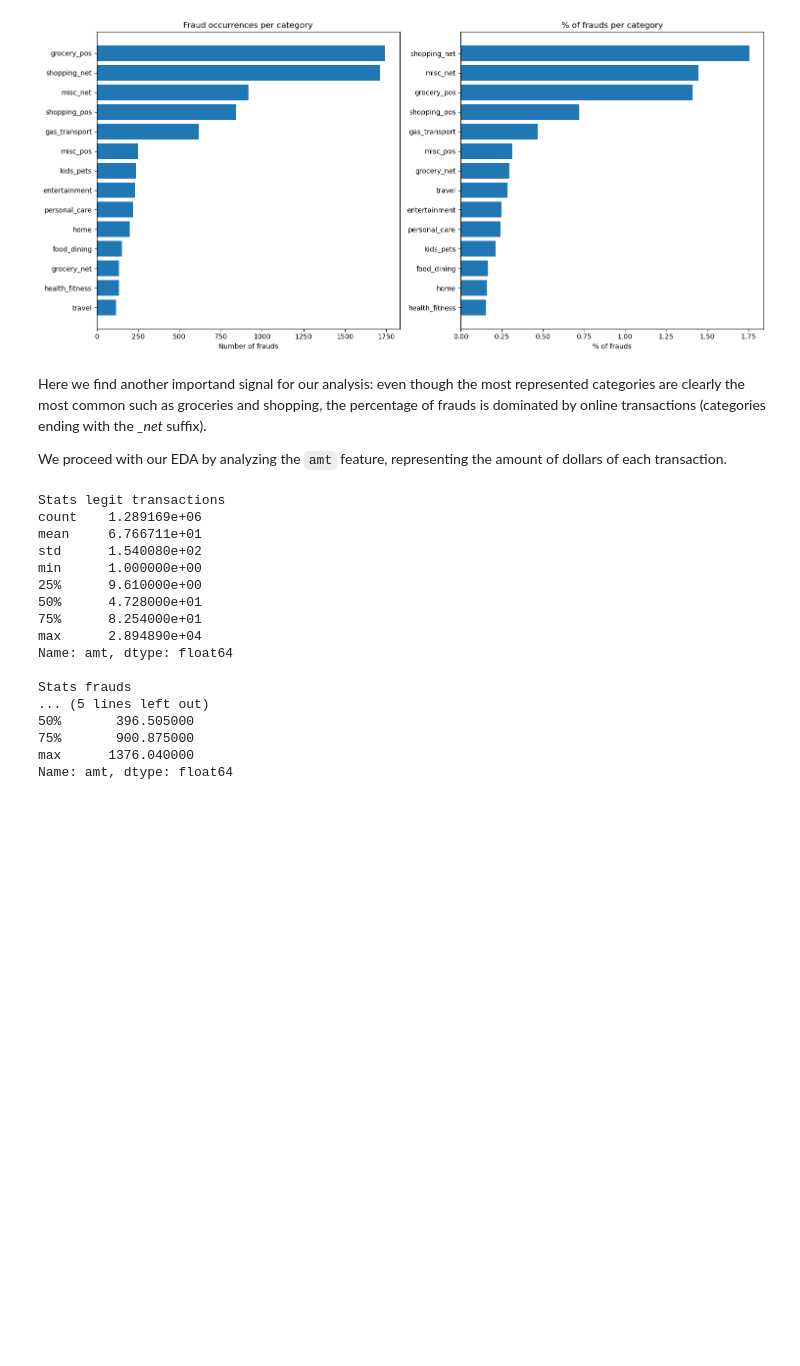
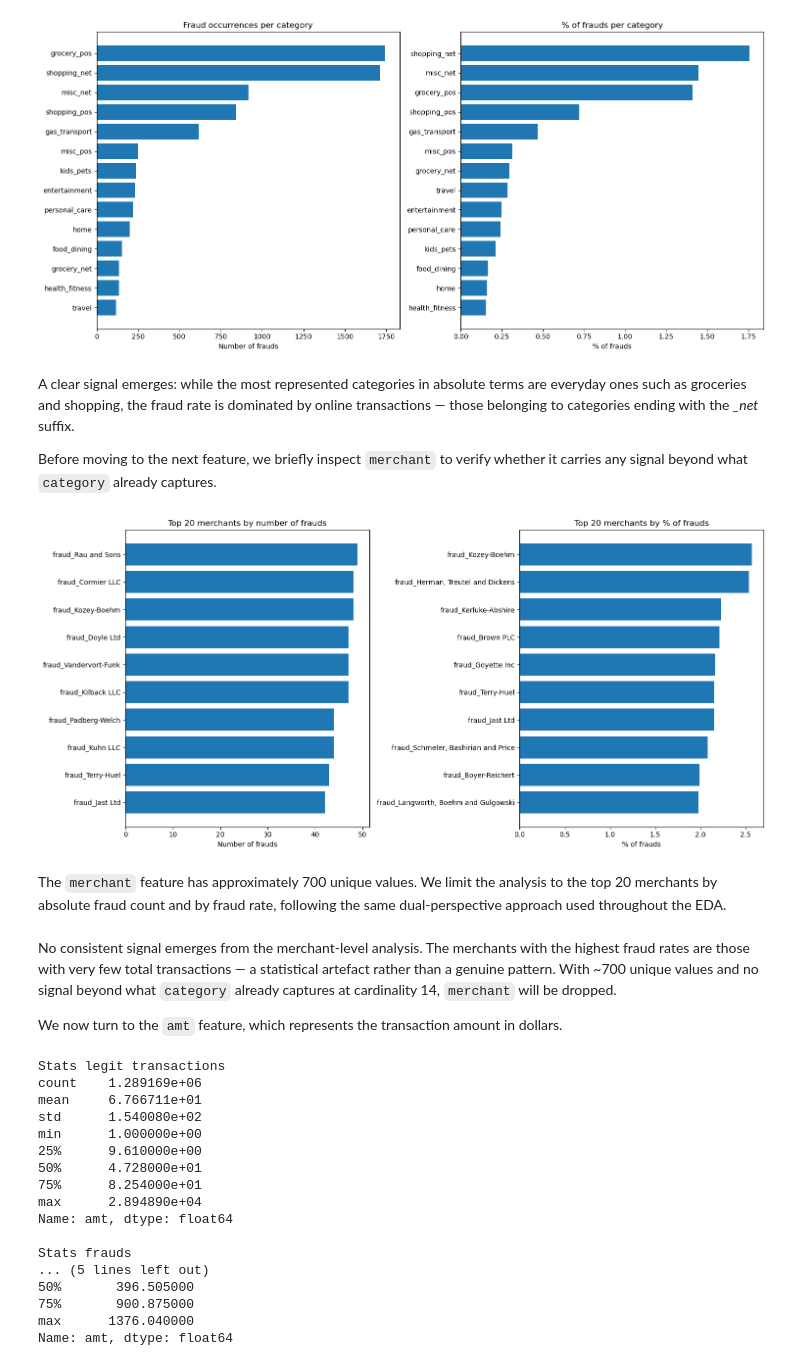
Before and after one commit to giorgiozoccatelli/Fraud-Detection, a Jupyter notebook: creditfraud.ipynb, the cells around one changed output. Drawn from its saved outputs; the diff is of its cells as text; code cells hidden in the pictures; blank space fills up the shorter version.

```diff
--- a/creditfraud.ipynb
+++ b/creditfraud.ipynb
@@ -194,6 +192,29 @@ plt.show()
 # %% [output]
 [figure]
 # %% [markdown]
-Here we find another importand signal for our analysis: even though the most represented categories are clearly the most common such as groceries and shopping, the percentage of frauds is dominated by online transactions (categories ending with the *_net* suffix).
+A clear signal emerges: while the most represented categories in absolute terms are everyday ones such as groceries and shopping, the fraud rate is dominated by online transactions — those belonging to categories ending with the *_net* suffix.
 
-We proceed with our EDA by analyzing the `amt` feature, representing the amount of dollars of each transaction.
+Before moving to the next feature, we briefly inspect `merchant` to verify whether it carries any signal beyond what `category` already captures.
+# %%
+trans_merch = df['merchant'].value_counts()
+fraud_merch = df[df['is_fraud'] == 1]['merchant'].value_counts()
+
+top20_abs = fraud_merch.sort_values(ascending=True).tail(10)
+top20_perc = (fraud_merch / trans_merch * 100).dropna().sort_values(ascending=True).tail(10)
+
+fig, ax = plt.subplots(ncols=2, figsize=(15, 7))
+
+ax[0].barh(top20_abs.index, top20_abs.values)
+ax[0].set_xlabel("Number of frauds")
+ax[0].set_title("Top 20 merchants by number of frauds")
+
+ax[1].barh(top20_perc.index, top20_perc.values)
+ax[1].set_xlabel("% of frauds")
+ax[1].set_title("Top 20 merchants by % of frauds")
+
+plt.tight_layout()
+plt.show()
+# %% [output]
+[figure, added]
+# %% [markdown]
+The `merchant` feature has approximately 700 unique values. We limit the analysis to the top 20 merchants by absolute fraud count and by fraud rate, following the same dual-perspective approach used throughout the EDA.
@@ -200,3 +240,7 @@ We proceed with our EDA by analyzing the `amt` feature, representing the amount
+# %% [markdown]
+No consistent signal emerges from the merchant-level analysis. The merchants with the highest fraud rates are those with very few total transactions — a statistical artefact rather than a genuine pattern. With ~700 unique values and no signal beyond what `category` already captures at cardinality 14, `merchant` will be dropped.
+
+We now turn to the `amt` feature, which represents the transaction amount in dollars.
 # %%
 print("Stats legit transactions")
 print(df[df['is_fraud'] == 0]['amt'].describe())
```
Also changed, not shown: parts of 16 cells of this notebook.
